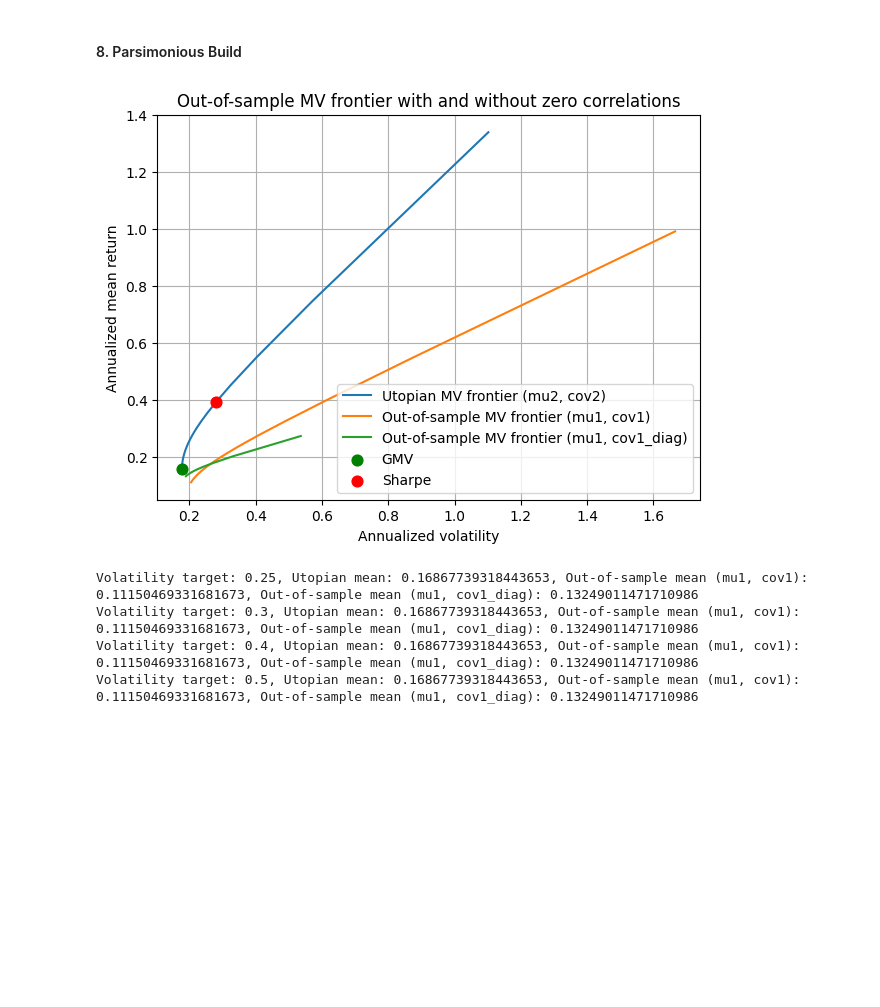
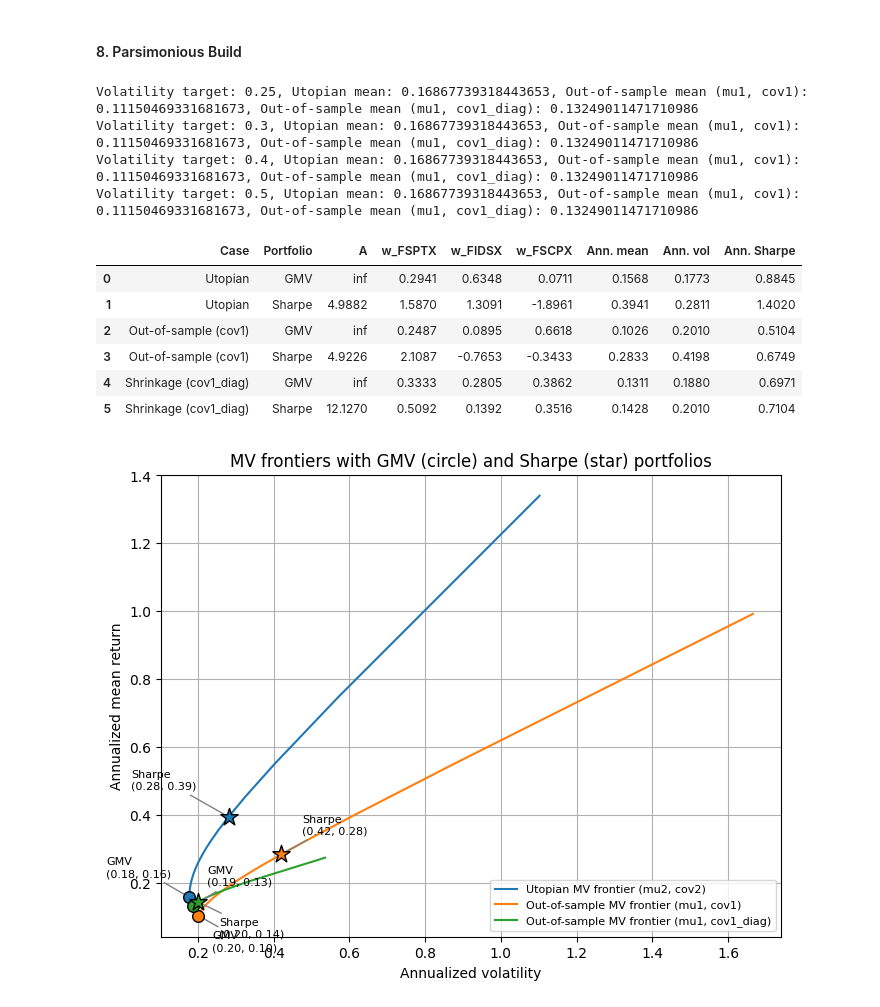
Before and after one commit to ctorello17/Project1, a Jupyter notebook: project1.ipynb, the cells around one changed output. Cells and saved outputs as stored; diff of their text form; code cells hidden in the pictures; blank space fills up the shorter version.

```diff
--- a/project1.ipynb
+++ b/project1.ipynb
@@ -509,33 +509,74 @@ min gap (should be >= 0): -0.9407748885296257 | max gap: -0.5191434539139805
 # %%
 mu1v, cov1v = mu1.values, cov1.values
 cov1_diag = np.diag(np.diag(cov1v)) #zero correlations
 
 def frontier(A_grid, mu_est, S_est, mu_eval, S_eval):
     W = np.array([mv_port(A, mu_est, S_est) for A in A_grid])
     return W @ mu_eval, np.sqrt(np.einsum('ij,jk,ik->i', W, S_eval, W))
 
 mean6, vol6 = frontier(A_grid, mu1v, cov1v, mu2v, cov2v) #part 6 out-of-sample
 mean8, vol8 = frontier(A_grid, mu1v, cov1_diag, mu2v, cov2v) #part 8 out-of-sample with zero correlations
 
-plt.figure(figsize=(7, 5))
-plt.plot(vol5 * k_v, mean5 * k_m, color="tab:blue", label="Utopian MV frontier (mu2, cov2)")
-plt.plot(vol6 * k_v, mean6 * k_m, color="tab:orange", label="Out-of-sample MV frontier (mu1, cov1)")
-plt.plot(vol8 * k_v, mean8 * k_m, color="tab:green", label="Out-of-sample MV frontier (mu1, cov1_diag)")
-plt.scatter(vol_gmv*k_v, mean_gmv*k_m, color="green", s=60, zorder=3, label="GMV")
-plt.scatter(vol_T*k_v, mean_T*k_m, color="red", s=60, zorder=3, label="Sharpe")
-plt.xlabel("Annualized volatility"); plt.ylabel("Annualized mean return")
-plt.title("Out-of-sample MV frontier with and without zero correlations")
-plt.grid(True); plt.legend()
-plt.show()
-
 for v in [0.25, 0.30, 0.40, 0.50]: #annualized volatility targets on the green curve's range
     m_u = np.interp(v, vol5*k_v, mean5*k_m)
     m_6 = np.interp(v, vol6*k_v, mean6*k_m)
     m_8 = np.interp(v, vol8*k_v, mean8*k_m)
     print(f"Volatility target: {v}, Utopian mean: {m_u}, Out-of-sample mean (mu1, cov1): {m_6}, Out-of-sample mean (mu1, cov1_diag): {m_8}")
+
+# (estimation mu, estimation Sigma, curve color) for each case; every portfolio is evaluated with period 2
+cases = {
+    "Utopian":                (mu2v, cov2v,     "tab:blue"),
+    "Out-of-sample (cov1)":   (mu1v, cov1v,     "tab:orange"),
+    "Shrinkage (cov1_diag)":  (mu1v, cov1_diag, "tab:green"),
+}
+
+rows = []
+for name, (mu_e, S_e, col) in cases.items():
+    w0, _ = two_funds(mu_e, S_e)
+    A_T = np.ones(3) @ np.linalg.inv(S_e) @ mu_e
+    wT = mv_port(A_T, mu_e, S_e)
+    for label, w, A in [("GMV", w0, np.inf), ("Sharpe", wT, A_T)]:
+        m, v = port_stats(w, mu2v, cov2v)
+        rows.append({"Case": name, "Portfolio": label, "A": A,
+                     "w_FSPTX": w[0], "w_FIDSX": w[1], "w_FSCPX": w[2],
+                     "Ann. mean": m * k_m, "Ann. vol": v * k_v,
+                     "Ann. Sharpe": (m * k_m) / (v * k_v), "color": col})
+summary = pd.DataFrame(rows)
+display(summary.drop(columns="color").round(4))
+
+# label offsets in points (x, y); adjust if labels overlap
+offsets = {("Utopian", "GMV"): (-60, 15),   ("Utopian", "Sharpe"): (-70, 20),
+           ("Out-of-sample (cov1)", "GMV"): (10, -25), ("Out-of-sample (cov1)", "Sharpe"): (15, 15),
+           ("Shrinkage (cov1_diag)", "GMV"): (10, 15), ("Shrinkage (cov1_diag)", "Sharpe"): (15, -25)}
+
+plt.figure(figsize=(8, 6))
+plt.plot(vol5 * k_v, mean5 * k_m, color="tab:blue",   label="Utopian MV frontier (mu2, cov2)")
+plt.plot(vol6 * k_v, mean6 * k_m, color="tab:orange", label="Out-of-sample MV frontier (mu1, cov1)")
+plt.plot(vol8 * k_v, mean8 * k_m, color="tab:green",  label="Out-of-sample MV frontier (mu1, cov1_diag)")
+
+for _, r in summary.iterrows():
+    mk, sz = ("o", 70) if r["Portfolio"] == "GMV" else ("*", 170)
+    plt.scatter(r["Ann. vol"], r["Ann. mean"], color=r["color"], marker=mk, s=sz,
+                edgecolor="black", zorder=4)
+    plt.annotate(f'{r["Portfolio"]}\n({r["Ann. vol"]:.2f}, {r["Ann. mean"]:.2f})',
+                 (r["Ann. vol"], r["Ann. mean"]),
+                 xytext=offsets[(r["Case"], r["Portfolio"])], textcoords="offset points",
+                 fontsize=8, arrowprops=dict(arrowstyle="-", color="gray"))
+
+plt.xlabel("Annualized volatility"); plt.ylabel("Annualized mean return")
+plt.title("MV frontiers with GMV (circle) and Sharpe (star) portfolios")
+plt.grid(True); plt.legend(loc="lower right", fontsize=8)
+plt.show()
 # %% [output]
+Volatility target: 0.25, Utopian mean: 0.16867739318443653, Out-of-sample mean (mu1, cov1): 0.11150469331681673, Out-of-sample mean (mu1, cov1_diag): 0.13249011471710986
+Volatility target: 0.3, Utopian mean: 0.16867739318443653, Out-of-sample mean (mu1, cov1): 0.11150469331681673, Out-of-sample mean (mu1, cov1_diag): 0.13249011471710986
+Volatility target: 0.4, Utopian mean: 0.16867739318443653, Out-of-sample mean (mu1, cov1): 0.11150469331681673, Out-of-sample mean (mu1, cov1_diag): 0.13249011471710986
+Volatility target: 0.5, Utopian mean: 0.16867739318443653, Out-of-sample mean (mu1, cov1): 0.11150469331681673, Out-of-sample mean (mu1, cov1_diag): 0.13249011471710986
+|  | Case | Portfolio | A | w_FSPTX | w_FIDSX | w_FSCPX | Ann. mean | Ann. vol | Ann. Sharpe |
+| 0 | Utopian | GMV | inf | 0.2941 | 0.6348 | 0.0711 | 0.1568 | 0.1773 | 0.8845 |
+| 1 | Utopian | Sharpe | 4.9882 | 1.5870 | 1.3091 | -1.8961 | 0.3941 | 0.2811 | 1.4020 |
+| 2 | Out-of-sample (cov1) | GMV | inf | 0.2487 | 0.0895 | 0.6618 | 0.1026 | 0.2010 | 0.5104 |
+| 3 | Out-of-sample (cov1) | Sharpe | 4.9226 | 2.1087 | -0.7653 | -0.3433 | 0.2833 | 0.4198 | 0.6749 |
+| 4 | Shrinkage (cov1_diag) | GMV | inf | 0.3333 | 0.2805 | 0.3862 | 0.1311 | 0.1880 | 0.6971 |
+| 5 | Shrinkage (cov1_diag) | Sharpe | 12.1270 | 0.5092 | 0.1392 | 0.3516 | 0.1428 | 0.2010 | 0.7104 |
-[figure, old version]
+[figure, new version]
-Volatility target: 0.25, Utopian mean: 0.16867739318443653, Out-of-sample mean (mu1, cov1): 0.11150469331681673, Out-of-sample mean (mu1, cov1_diag): 0.13249011471710986
-Volatility target: 0.3, Utopian mean: 0.16867739318443653, Out-of-sample mean (mu1, cov1): 0.11150469331681673, Out-of-sample mean (mu1, cov1_diag): 0.13249011471710986
-Volatility target: 0.4, Utopian mean: 0.16867739318443653, Out-of-sample mean (mu1, cov1): 0.11150469331681673, Out-of-sample mean (mu1, cov1_diag): 0.13249011471710986
-Volatility target: 0.5, Utopian mean: 0.16867739318443653, Out-of-sample mean (mu1, cov1): 0.11150469331681673, Out-of-sample mean (mu1, cov1_diag): 0.13249011471710986
```
